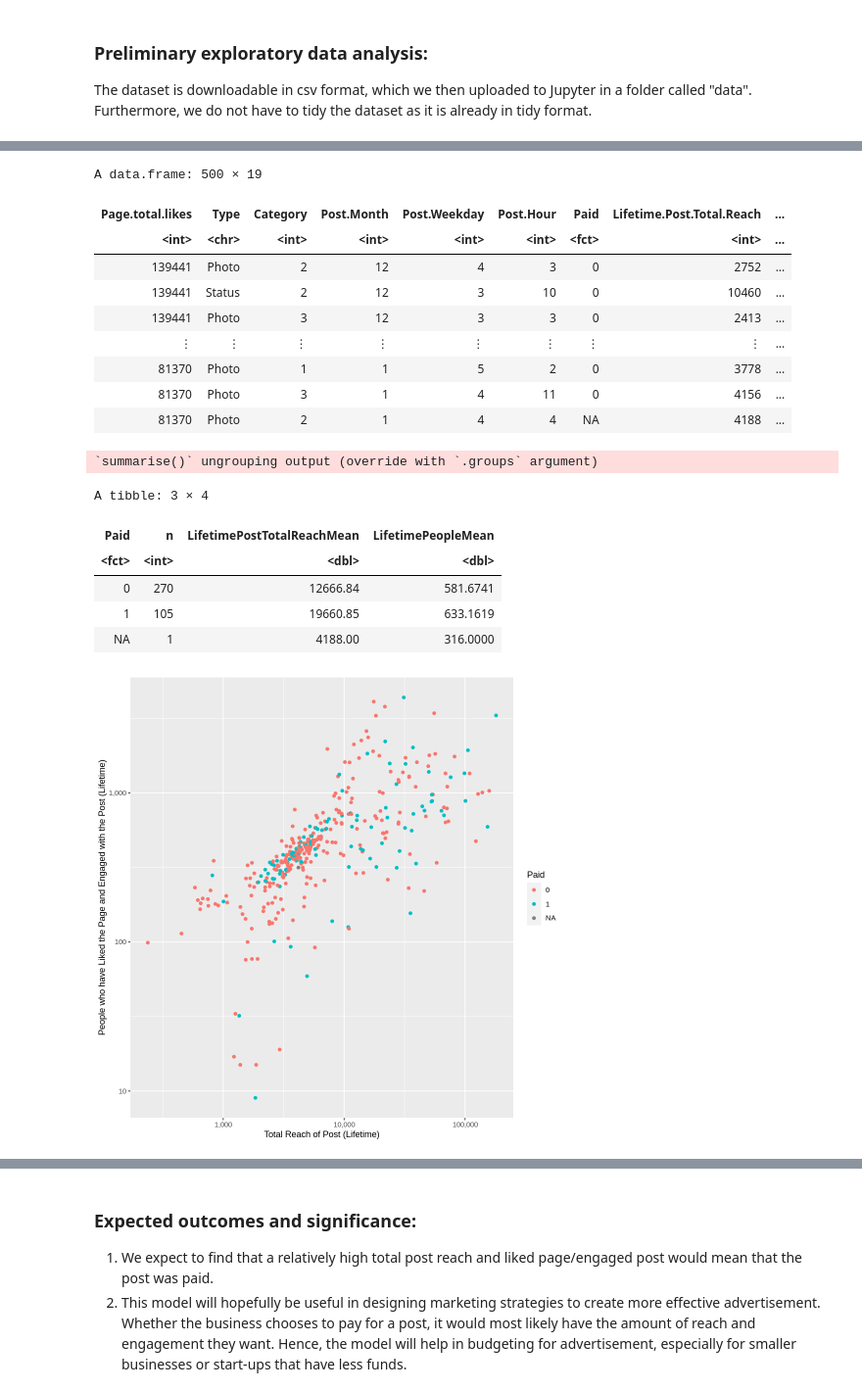
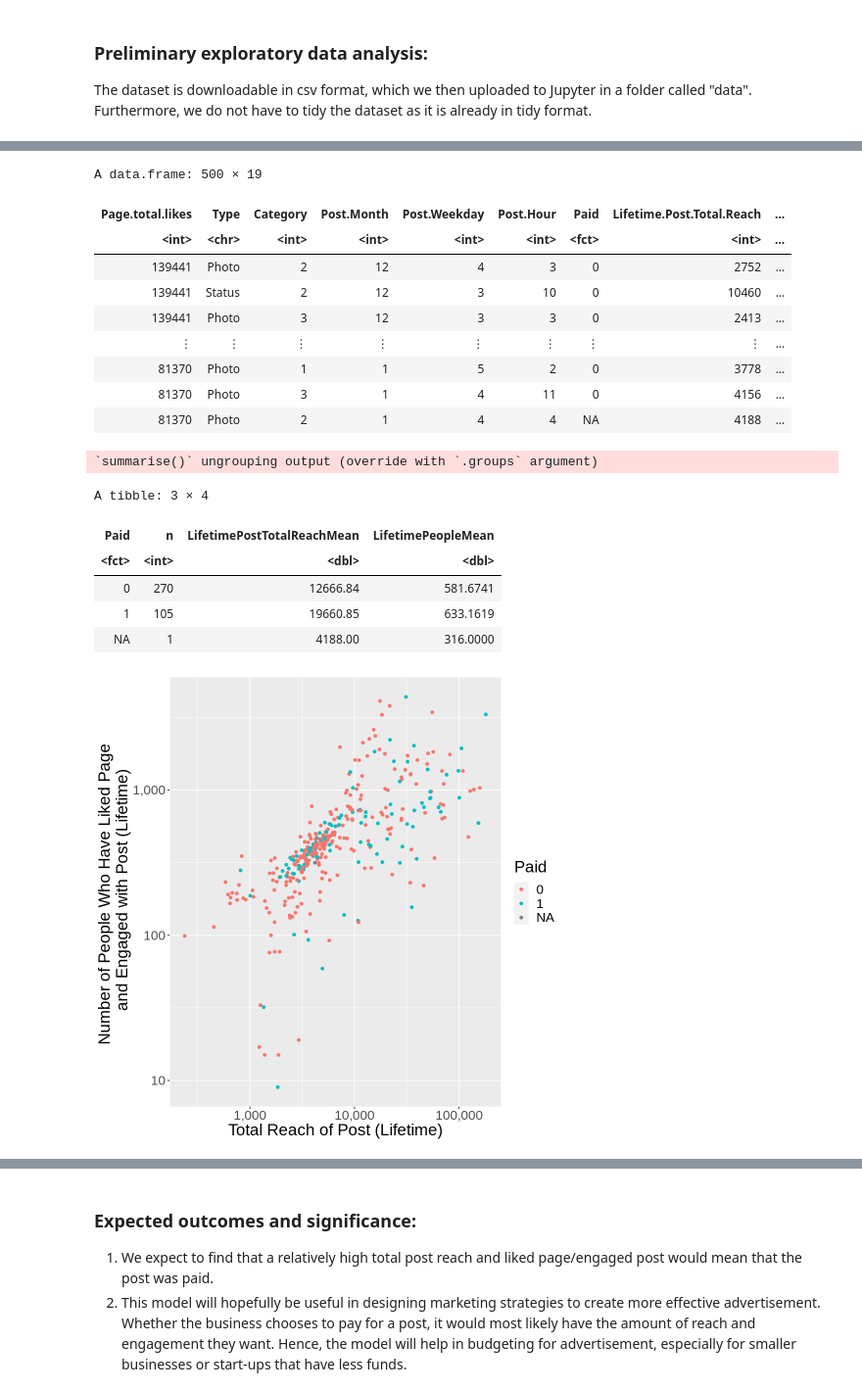
Before and after one commit to truzopus/DSCI_100_Group7, a Jupyter notebook: proposal.ipynb, the cells around one changed output, grey strips where cells are left out. Shown at 98% size. Saved outputs shown, nothing was run; the diff lists cells and outputs as text; code cells hidden in the pictures.

```diff
--- a/proposal.ipynb
+++ b/proposal.ipynb
@@ -20,35 +38,36 @@ facebook
 facebook_split <- initial_split(facebook, prop = 0.75, strata = Paid)
 facebook_train <- training(facebook_split)
 facebook_test <- testing(facebook_split)
 
 facebook_group <- facebook_train %>% group_by(Paid)%>%
 summarize(n=n(),LifetimePostTotalReachMean = mean(Lifetime.Post.Total.Reach, na.rm =TRUE), LifetimePeopleMean = mean(Lifetime.People.who.have.liked.your.Page.and.engaged.with.your.post, na.RM=TRUE))
 facebook_group
 
 facebook_plot <- facebook_train %>% ggplot(aes(x=Lifetime.Post.Total.Reach,
             y=Lifetime.People.who.have.liked.your.Page.and.engaged.with.your.post)) +
-            geom_point(aes(color=Paid)) + labs(x='Total Reach of Post (Lifetime)', y='People who have Liked the Page and Engaged with the Post (Lifetime)', color='Paid') +
+            geom_point(aes(color=Paid)) + labs(x='Total Reach of Post (Lifetime)', y='Number of People Who Have Liked Page \n and Engaged with Post (Lifetime)', color='Paid') +
             scale_x_log10(labels = scales::comma) +
-            scale_y_log10(labels = scales::comma)
+            scale_y_log10(labels = scales::comma) +
+            theme(text = element_text(size = 20))
 facebook_plot
 # %% [output]
 A data.frame: 500 × 19
 | Page.total.likes | Type | Category | Post.Month | Post.Weekday | Post.Hour | Paid | Lifetime.Post.Total.Reach | ... |
 | <int> | <chr> | <int> | <int> | <int> | <int> | <fct> | <int> | ... |
 | 139441 | Photo | 2 | 12 | 4 | 3 | 0 | 2752 | ... |
 | 139441 | Status | 2 | 12 | 3 | 10 | 0 | 10460 | ... |
 | 139441 | Photo | 3 | 12 | 3 | 3 | 0 | 2413 | ... |
 | ⋮ | ⋮ | ⋮ | ⋮ | ⋮ | ⋮ | ⋮ | ⋮ | ... |
 | 81370 | Photo | 1 | 1 | 5 | 2 | 0 | 3778 | ... |
 | 81370 | Photo | 3 | 1 | 4 | 11 | 0 | 4156 | ... |
 | 81370 | Photo | 2 | 1 | 4 | 4 | NA | 4188 | ... |
 `summarise()` ungrouping output (override with `.groups` argument)
 A tibble: 3 × 4
 | Paid | n | LifetimePostTotalReachMean | LifetimePeopleMean |
 | <fct> | <int> | <dbl> | <dbl> |
 | 0 | 270 | 12666.84 | 581.6741 |
 | 1 | 105 | 19660.85 | 633.1619 |
 | NA | 1 | 4188.00 | 316.0000 |
-[figure, old version]
+[figure, new version]
 # %% [markdown]
 ### Methods:
```
Also changed, not shown: parts of 3 cells of this notebook.
